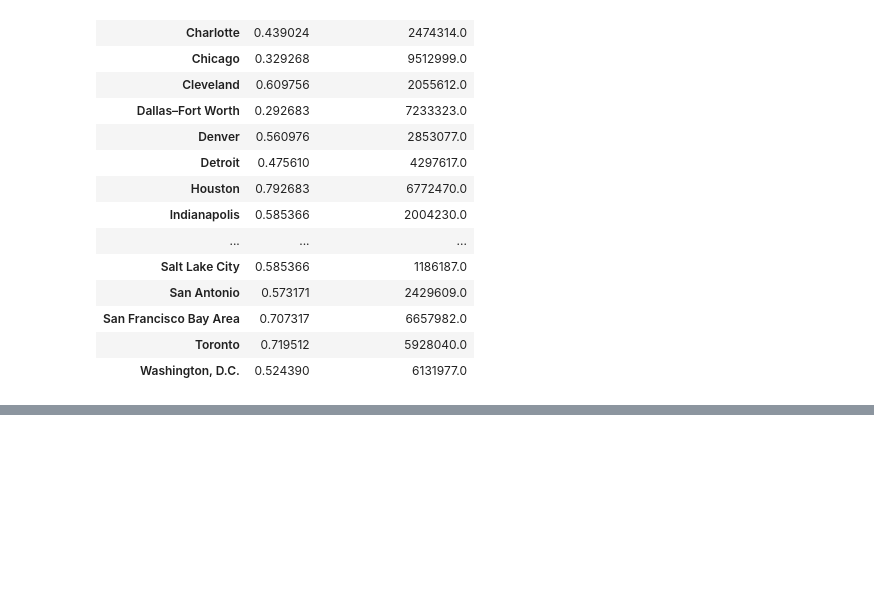
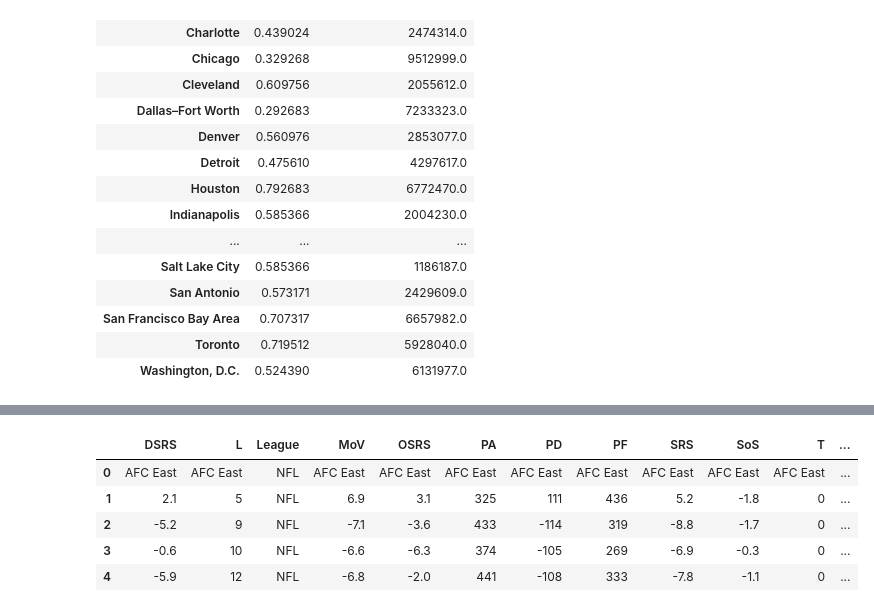
Before and after one commit to anoban/Introduction-to-Data-Science-in-Python, a Jupyter notebook: assignment4/Assignment 4 Test.ipynb, the cells around one changed output, grey strips where cells are left out. Cells and saved outputs as stored; diff of their text form; code cells hidden in the pictures; blank space fills up the shorter version.

```diff
--- a/assignment4/Assignment 4 Test.ipynb
+++ b/assignment4/Assignment 4 Test.ipynb
@@ -361,0 +487,9 @@ pd.merge(bask_2018, _cities, on = "Metropolitan area", how = "inner") \
+# %%
+football.head()
+# %% [output]
+|  | DSRS | L | League | MoV | OSRS | PA | PD | PF | SRS | SoS | T | ... |
+| 0 | AFC East | AFC East | NFL | AFC East | AFC East | AFC East | AFC East | AFC East | AFC East | AFC East | AFC East | ... |
+| 1 | 2.1 | 5 | NFL | 6.9 | 3.1 | 325 | 111 | 436 | 5.2 | -1.8 | 0 | ... |
+| 2 | -5.2 | 9 | NFL | -7.1 | -3.6 | 433 | -114 | 319 | -8.8 | -1.7 | 0 | ... |
+| 3 | -0.6 | 10 | NFL | -6.6 | -6.3 | 374 | -105 | 269 | -6.9 | -0.3 | 0 | ... |
+| 4 | -5.9 | 12 | NFL | -6.8 | -2.0 | 441 | -108 | 333 | -7.8 | -1.1 | 0 | ... |
```
Also changed, not shown: parts of 21 cells of this notebook, 1 other file.
